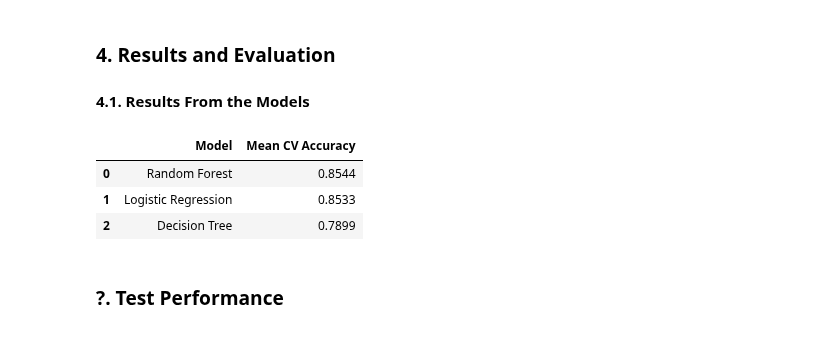
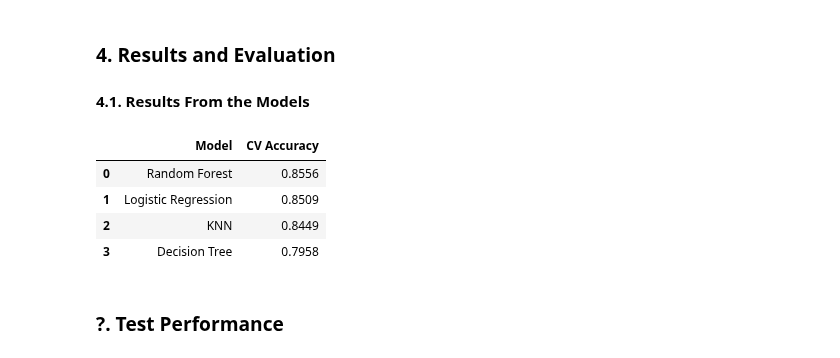
Before and after one commit to Avisonix/AML-Gruppe30, a Jupyter notebook: InProgess/IdaData.ipynb, the cells around one changed output. Drawn from its saved outputs; the diff is of its cells as text; code cells hidden in the pictures.

```diff
--- a/InProgess/IdaData.ipynb
+++ b/InProgess/IdaData.ipynb
@@ -83,7 +85,6 @@ cols_before = set(df.columns)
 # Drop unwanted columns (gender, religion, etc.)
 df = df.drop(
     columns=[
-        "Is Dater Male",
         "Dated Wants To Date",
         "Dater Wants To Date",
         "Same Race Importance For Dater",
@@ -193,0 +260,24 @@ Logisitic Regression mean CV Score: 0.8532506415739949
+# %%
+# Hyperparameter grid
+param_grid = {
+    "log_reg__C": [0.001, 0.01, 0.1, 1, 10, 100],
+    "log_reg__penalty": ["l1", "l2"],
+    "log_reg__solver": ["liblinear", "saga"],
+    "log_reg__class_weight": [None, "balanced"]
+}
+
+# Set up GridSearchCV
+grid = GridSearchCV(
+    estimator=log_reg_pipeline,
+    param_grid=param_grid,
+    cv=cv,
+    scoring="accuracy",
+    n_jobs=-1
+)
+
+# Fit the grid search on the training data
+grid.fit(X_train, y_train)
+
+# Print best parameters and best CV score
+print("Best parameters:", grid.best_params_)
+print("Best CV score:", grid.best_score_)
@@ -281,23 +458,25 @@ Random Forest mean CV score: 0.8544126033646992
 # %%
 # Collect CV results from the three models
 results = {
     "Logistic Regression": lt_cv_scores.mean(),
     "Decision Tree": dt_cv_scores.mean(),
-    "Random Forest": rf_cv_scores.mean()
+    "Random Forest": rf_cv_scores.mean(),
+    "KNN": CV_grid_search.best_score_
 }
 
 # Convert to a clean table
 results_table = pd.DataFrame({
     "Model": list(results.keys()),
-    "Mean CV Accuracy": [round(v, 4) for v in results.values()]
+    "CV Accuracy": [round(v, 4) for v in results.values()]
 })
 
 # Display results sorted by accuracy
-results_table.sort_values("Mean CV Accuracy", ascending=False).reset_index(drop=True)
+results_table.sort_values("CV Accuracy", ascending=False).reset_index(drop=True)
 # %% [output]
-|  | Model | Mean CV Accuracy |
-| 0 | Random Forest | 0.8544 |
-| 1 | Logistic Regression | 0.8533 |
-| 2 | Decision Tree | 0.7899 |
+|  | Model | CV Accuracy |
+| 0 | Random Forest | 0.8556 |
+| 1 | Logistic Regression | 0.8509 |
+| 2 | KNN | 0.8449 |
+| 3 | Decision Tree | 0.7958 |
 # %% [markdown]
 ### ?. Test Performance
```
Also changed, not shown: parts of 14 cells of this notebook, 1 other file.
